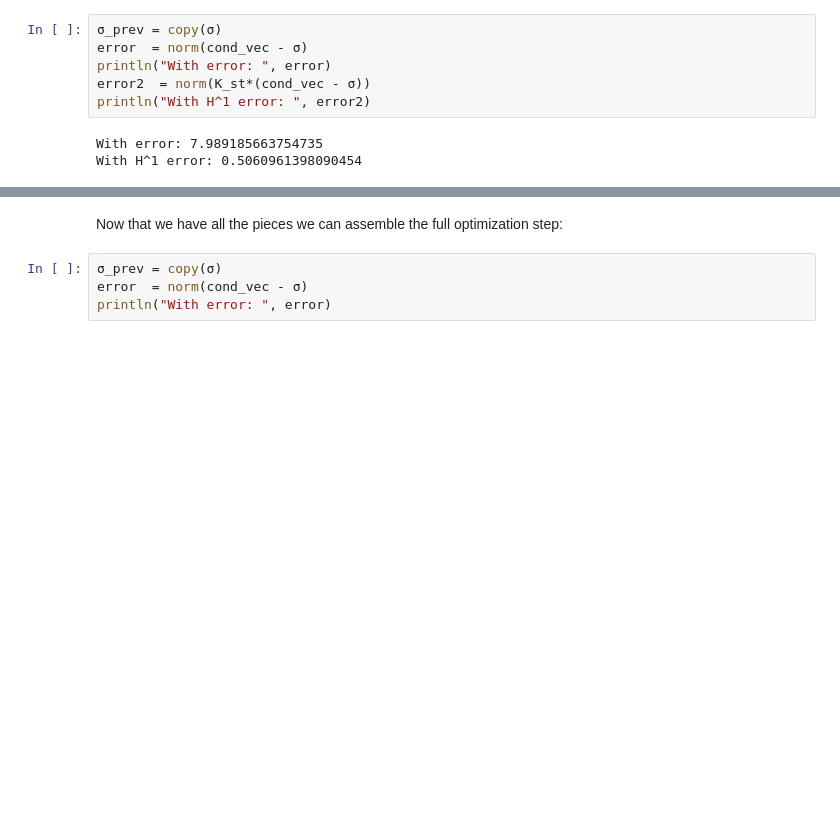
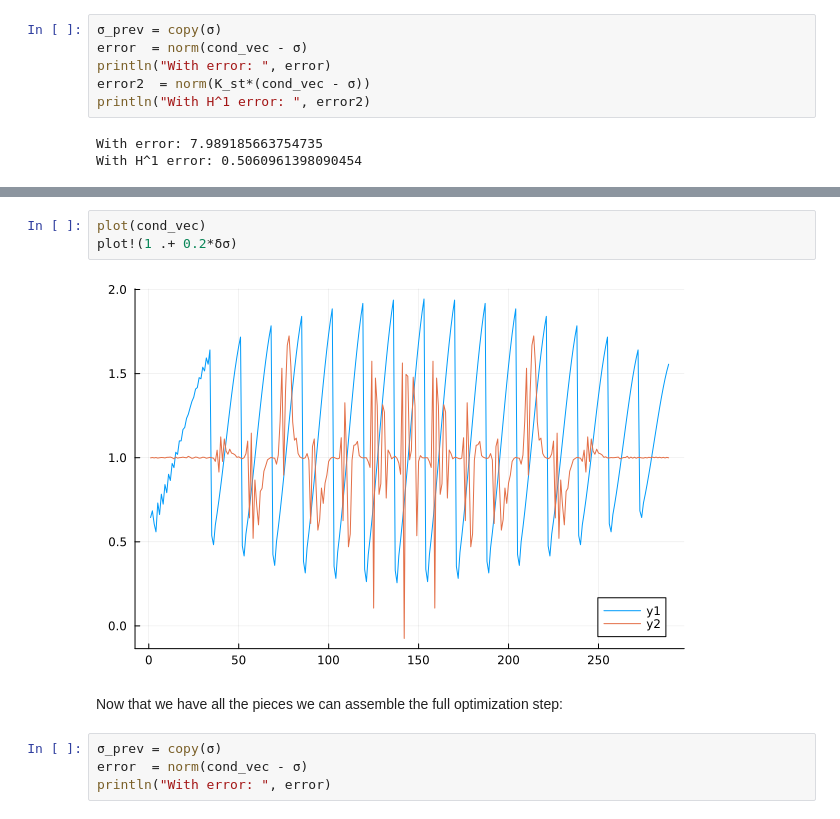
Before and after one commit to DanielBoigk/EITwithTV, a Jupyter notebook: EITwithTV.ipynb, the cells around one changed output, grey strips where cells are left out. Saved outputs shown, nothing was run; the diff lists cells and outputs as text; blank space fills up the shorter version.

```diff
--- a/EITwithTV.ipynb
+++ b/EITwithTV.ipynb
@@ -700,3 +704,8 @@ gauss_newton_step!(data, mode_dict, gn, opt)
+# %%
+plot(cond_vec)
+plot!(1 .+ 0.2*δσ)
+# %% [output]
+[figure, added]
 # %% [markdown]
 Now that we have all the pieces we can assemble the full optimization step:
 # %%
```
Also changed, not shown: parts of 5 cells of this notebook.
